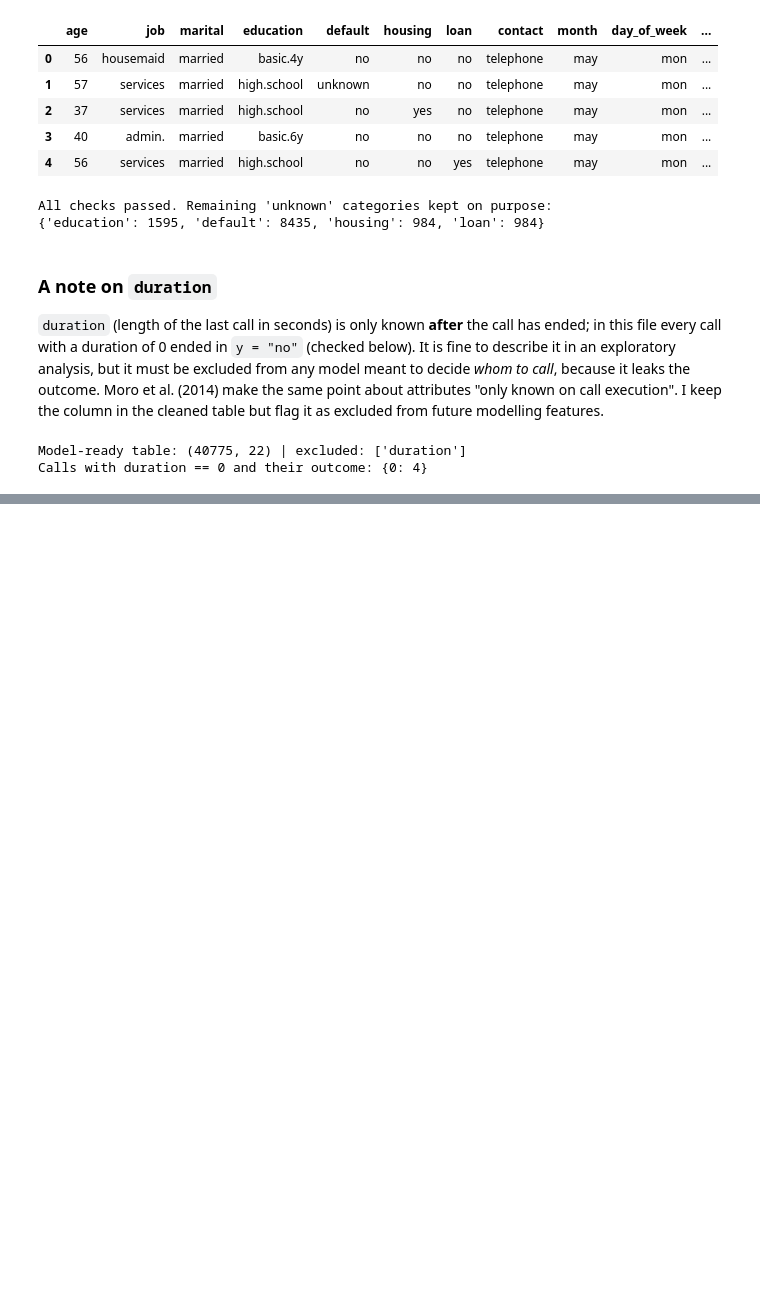
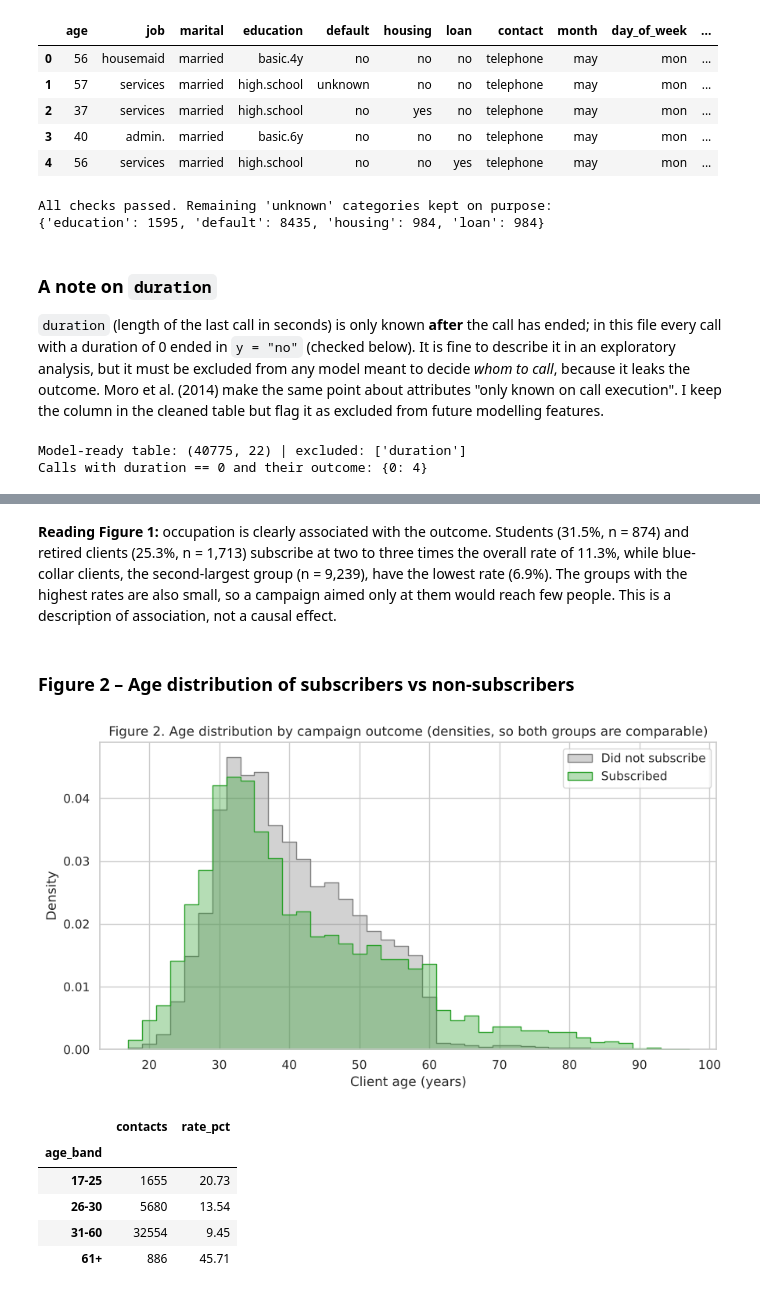
Before and after one commit to Gidarakos/ai-programming-foundations-project, a Jupyter notebook: data_workflow.ipynb, the cells around one changed output, grey strips where cells are left out. Cells and saved outputs as stored; diff of their text form; code cells hidden in the pictures; blank space fills up the shorter version.

```diff
--- a/data_workflow.ipynb
+++ b/data_workflow.ipynb
@@ -352,0 +459,27 @@ Calls with duration == 0 and their outcome: {0: 4}
+# %% [markdown]
+**Reading Figure 1:** occupation is clearly associated with the outcome. Students (31.5%, n = 874) and retired clients (25.3%, n = 1,713) subscribe at two to three times the overall rate of 11.3%, while blue-collar clients, the second-largest group (n = 9,239), have the lowest rate (6.9%). The groups with the highest rates are also small, so a campaign aimed only at them would reach few people. This is a description of association, not a causal effect.
+# %% [markdown]
+### Figure 2 – Age distribution of subscribers vs non-subscribers
+# %%
+fig, ax = plt.subplots(figsize=(9, 5))
+for outcome, label, color in [(0, "Did not subscribe", "tab:gray"), (1, "Subscribed", "tab:green")]:
+    sns.histplot(clean.loc[clean["subscribed"] == outcome, "age"], bins=range(17, 99, 2), stat="density",
+                 element="step", fill=True, alpha=0.35, color=color, label=label, ax=ax)
+ax.set_title("Figure 2. Age distribution by campaign outcome (densities, so both groups are comparable)")
+ax.set_xlabel("Client age (years)")
+ax.set_ylabel("Density")
+ax.legend()
+plt.tight_layout()
+fig.savefig(FIG_DIR / "figure2_age_by_outcome.png", dpi=160)
+plt.show()
+
+age_bands = pd.cut(clean["age"], bins=[16, 25, 30, 60, 100], labels=["17-25", "26-30", "31-60", "61+"])
+subscription_rate_by(clean.assign(age_band=age_bands), "age_band").sort_index()
+# %% [output]
+[figure, added]
+|  | contacts | rate_pct |
+| age_band |  |  |
+| 17-25 | 1655 | 20.73 |
+| 26-30 | 5680 | 13.54 |
+| 31-60 | 32554 | 9.45 |
+| 61+ | 886 | 45.71 |
```
Also changed, not shown: parts of 10 cells of this notebook, 3 other files.
